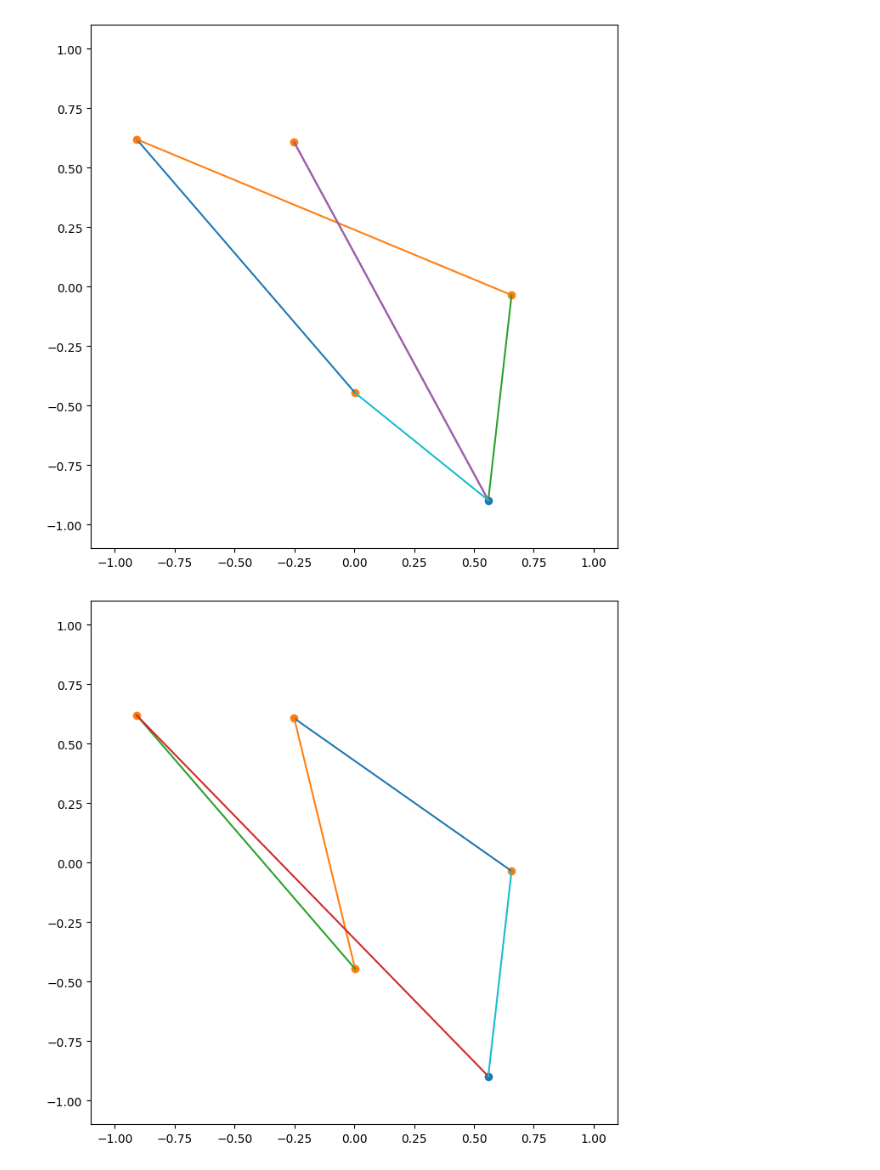
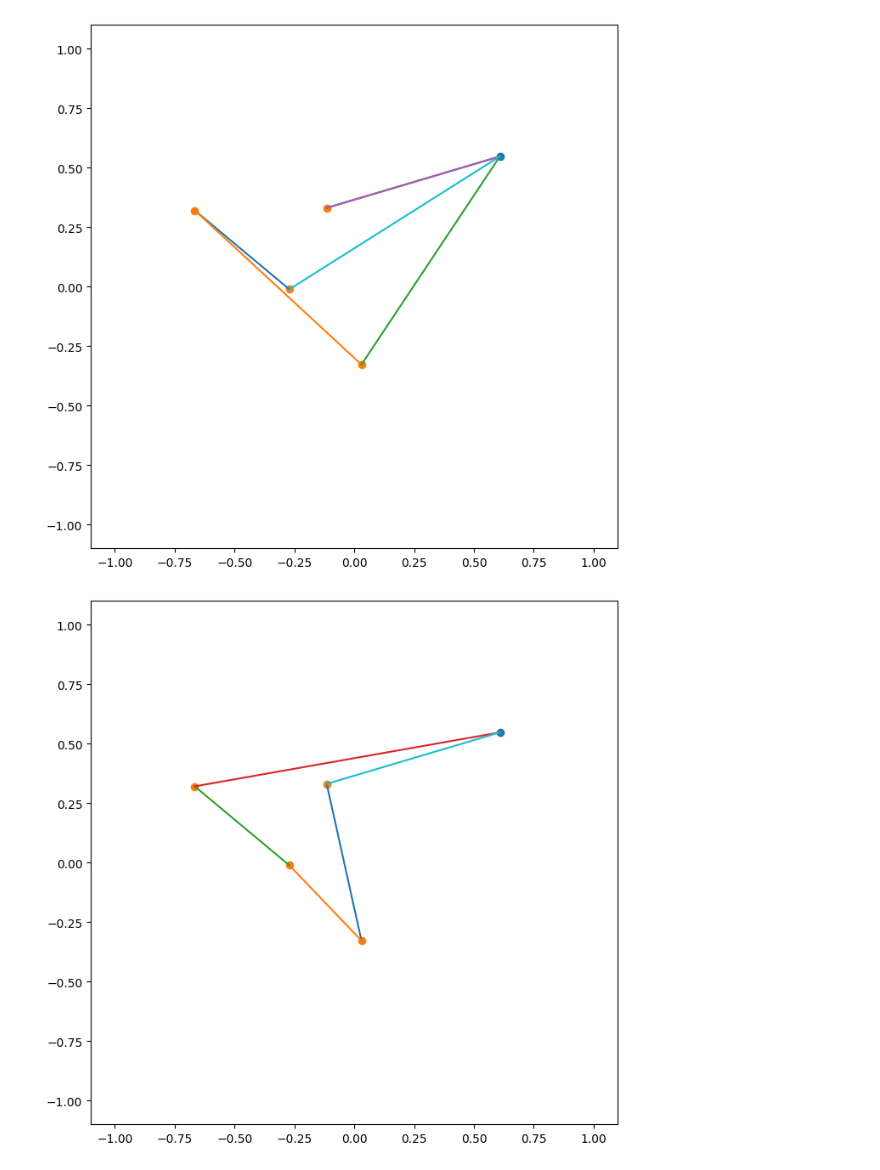
Before and after one commit to dbugajny/VRP-RL, a Jupyter notebook: test_db.ipynb, the cells around one changed output. Drawn from its saved outputs; the diff is of its cells as text; code cells hidden in the pictures.

```diff
--- a/test_db.ipynb
+++ b/test_db.ipynb
@@ -68,20 +70,20 @@ tf_all_actions_real_train = tf.convert_to_tensor(all_actions_real_train)
 tf_all_actions_real_test = tf.convert_to_tensor(all_actions_real_test)
 # shape: [n_epochs x n_steps x n_samples x 2]
 # %%
-sample_id = 200
+sample_id = 20
 epoch_id = 0
 
 # l1 = calculate_loss(tf_all_actions_real[epoch_id, :, sample_id:sample_id+1, :])
 # print(l1.numpy())
-make_simulation_plot(env_train.locations[sample_id], tf_all_actions_real_train[epch_id, :, sample_id])
+make_simulation_plot(env_train.locations[sample_id], tf_all_actions_real_train[epoch_id, :, sample_id])
 # %% [output]
-[figure, old version]
+[figure, new version]
 # %%
-sample_id = 200
+sample_id = 20
 epoch_id = -1
 
 # l1 = calculate_loss(tf_all_actions_real[epoch_id, :, sample_id:sample_id+1, :])
 # print(l1.numpy())
 make_simulation_plot(env_train.locations[sample_id], tf_all_actions_real_train[epoch_id, :, sample_id])
 # %% [output]
-[figure, old version]
+[figure, new version]
```
Also changed, not shown: parts of 3 cells of this notebook, 1 other file.
